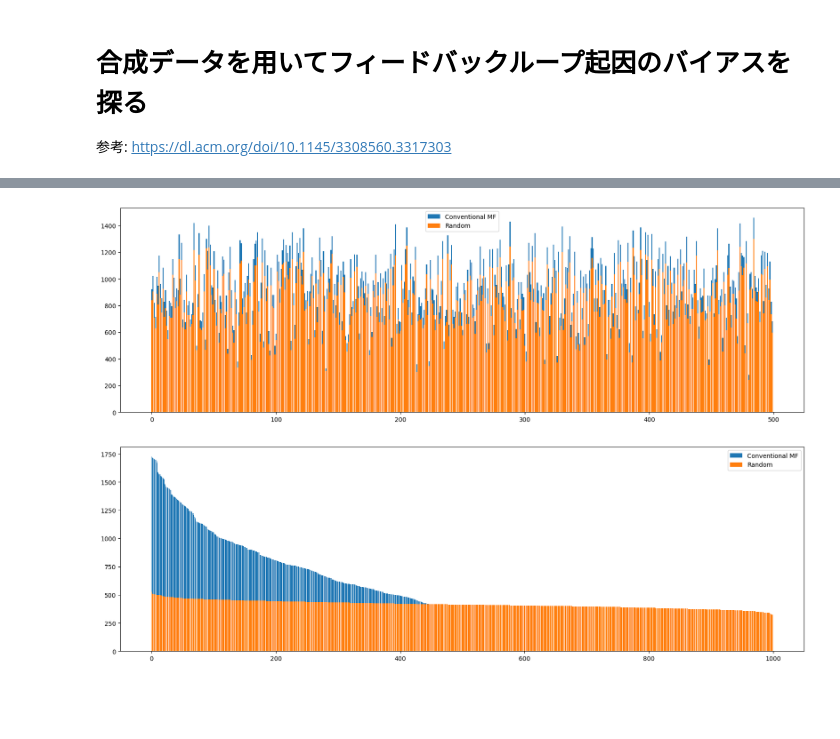
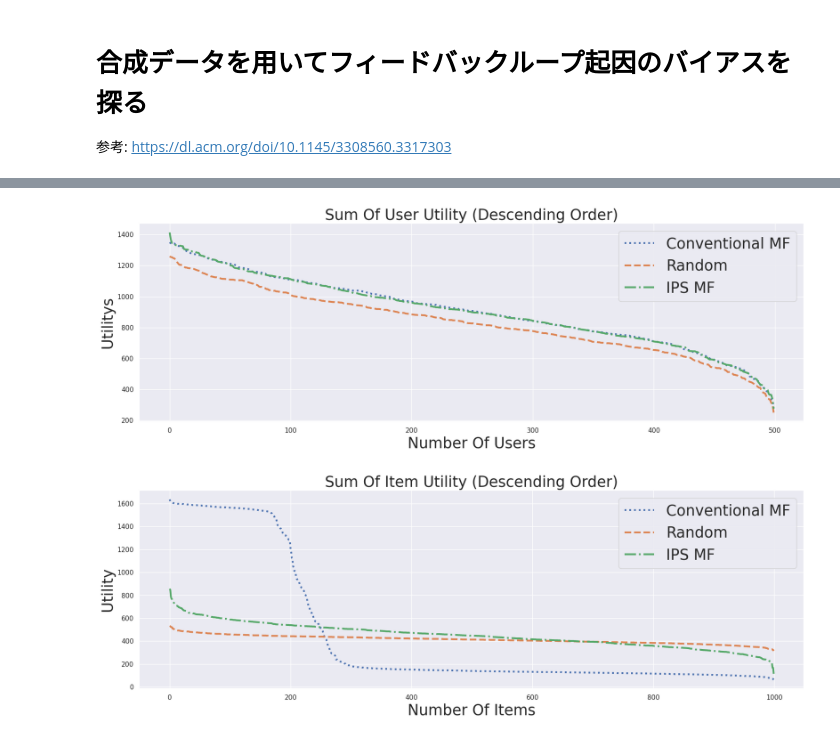
Before and after one commit to tatsuki1107/recsys-training, a Jupyter notebook: notebook/feedbackloop.ipynb, the cells around one changed output, grey strips where cells are left out. Cells and saved outputs as stored; diff of their text form; code cells hidden in the pictures; blank space fills up the shorter version.

```diff
--- a/notebook/feedbackloop.ipynb
+++ b/notebook/feedbackloop.ipynb
@@ -221,6 +224,7 @@ num_user = 500
 num_item = 1000
 epsilon = 0.5
 ratings = np.zeros((num_user,num_item))
+u_i_r = []
 for u in range(num_user):
     au  = np.random.normal(3.4,1,1)
     bu = np.random.normal(0.5,0.5, 1)
@@ -229,12 +233,14 @@ for u in range(num_user):
         eij = np.random.normal(0,1,1)
 
         a= au+bu*ti+epsilon*eij
-        ratings[u][i]= max(min(round(a[0]),5),1)
+        r = max(min(round(a[0]),5),1)
+        ratings[u][i] = r
+        u_i_r.append([u, i, r])
 
 column_names=['item'+str(j) for j in range(ratings.shape[1])]
 indexes = ['user'+str(i) for i in range(ratings.shape[0])]
 Data = pd.DataFrame(ratings,index=indexes,columns=column_names)
-
+u_i_r = np.array(u_i_r)
 
 Time_range = 40  ## split the ratings into 40 time range
 column_names=['item'+str(j) for j in range(ratings.shape[1])]
@@ -262,2 +349,2 @@ train_error_random, test_error_random, gini_random, jaccrd_indices_random, rando
 # %%
-train_error_regular,test_error_regular,gini_regula, jaccrd_indices_mf, mf_r_df = Conventional_MF(add_num)
+train_error_regular,test_error_regular,gini_regula, jaccrd_indices_mf, mf_r_mat = AdamMF()
@@ -272,0 +351,2 @@ plot_heatmap(ratings)
+# %%
+train_error_ips, test_error_ips, gini_ips, jaccard_ips, ips_r_mat = AdamMF(universal=True)
@@ -272,0 +355,3 @@ plot_heatmap(ratings)
+# %%
+ips_pivot = pd.DataFrame(ips_r_mat).pivot(index=0, columns=1, values=2).values
+mf_pivot = pd.DataFrame(mf_r_mat).pivot(index=0, columns=1, values=2).values
@@ -318,28 +415,41 @@ plt.show()
 # %%
-user_utils_mf = mf_r_df.values.sum(1)
-user_utils_random = random_r_df.values.sum(1)
+user_utils_mf = np.sort(np.nansum(mf_pivot, axis=1))[::-1]
+user_utils_random = np.sort(random_r_df.values.sum(1))[::-1]
+user_utils_ips = np.sort(np.nansum(ips_pivot, axis=1))[::-1]
+true_utils = np.sort(Data.values.sum(1))[::-1]
 users = [u for u in range(num_user)]
 
 plt.figure(figsize=(20,6))
-plt.bar(users, user_utils_mf, label='Conventional MF')
-plt.bar(users, user_utils_random, label="Random")
-plt.legend()
+#plt.plot(users, true_utils, linewidth=3, label="True Matrix")
+plt.plot(users, user_utils_mf, linewidth=3, label='Conventional MF', linestyle="dotted")
+plt.plot(users, user_utils_random, label="Random", linewidth=3, linestyle="dashed")
+plt.plot(users, user_utils_ips, label="IPS MF", linewidth=3, linestyle="dashdot")
+plt.title('Sum Of User Utility (Descending Order)', fontdict=dict(size=25))
+plt.xlabel("Number Of Users", fontdict=dict(size=25))
+plt.ylabel("Utilitys", fontdict=dict(size=25))
+plt.legend(fontsize=25)
+
 
 plt.show()
 # %% [output]
-[figure, old version]
+[figure, new version]
 # %%
-mf_item_utils = mf_r_df.values.sum(0)
-mf_item_utils = np.sort(mf_item_utils)[::-1]
-random_item_utils = random_r_df.values.sum(0)
-random_item_utils = np.sort(random_item_utils)[::-1]
+item_utils_mf = np.sort(np.nansum(mf_pivot, axis=0))[::-1]
+item_utils_random = np.sort(random_r_df.values.sum(0))[::-1]
+item_utils_ips = np.sort(np.nansum(ips_pivot, axis=0))[::-1]
+item_utils = np.sort(Data.values.sum(0))[::-1]
 items = [i for i in range(num_item)]
 
 plt.figure(figsize=(20,6))
-plt.bar(items, mf_item_utils, label='Conventional MF')
-plt.bar(items, random_item_utils, label="Random")
-plt.legend()
+#plt.plot(items, item_utils, linewidth=3, label="True Matrix")
+plt.plot(items, item_utils_mf, linewidth=3, label='Conventional MF', linestyle="dotted")
+plt.plot(items, item_utils_random, label="Random", linewidth=3, linestyle="dashed")
+plt.plot(items, item_utils_ips, label="IPS MF", linewidth=3, linestyle="dashdot")
+plt.title('Sum Of Item Utility (Descending Order)', fontdict=dict(size=25))
+plt.xlabel("Number Of Items", fontdict=dict(size=25))
+plt.ylabel("Utility", fontdict=dict(size=25))
+plt.legend(fontsize=25)
 
 plt.show()
 # %% [output]
-[figure, old version]
+[figure, new version]
```
Also changed, not shown: parts of 16 cells of this notebook.
